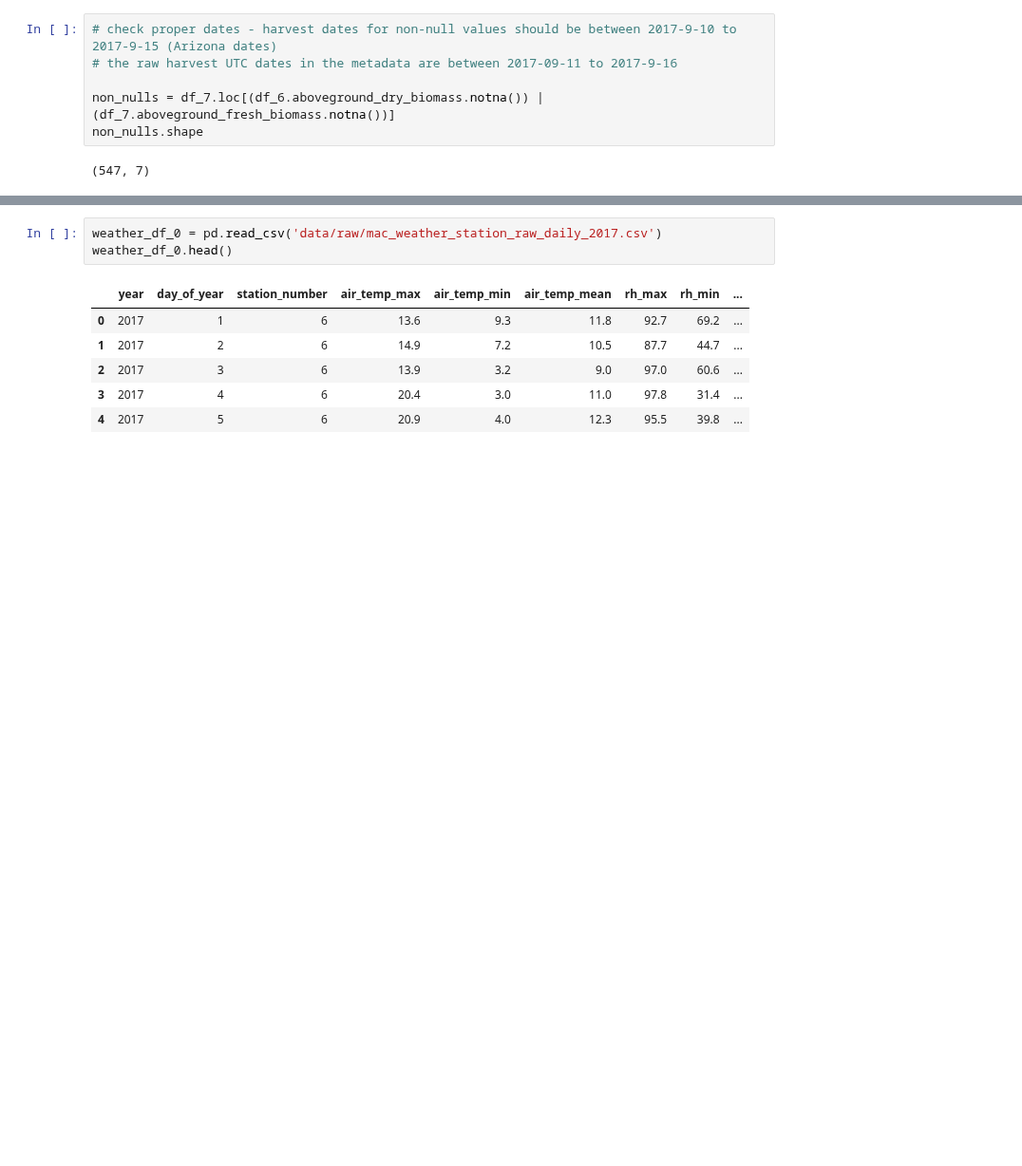
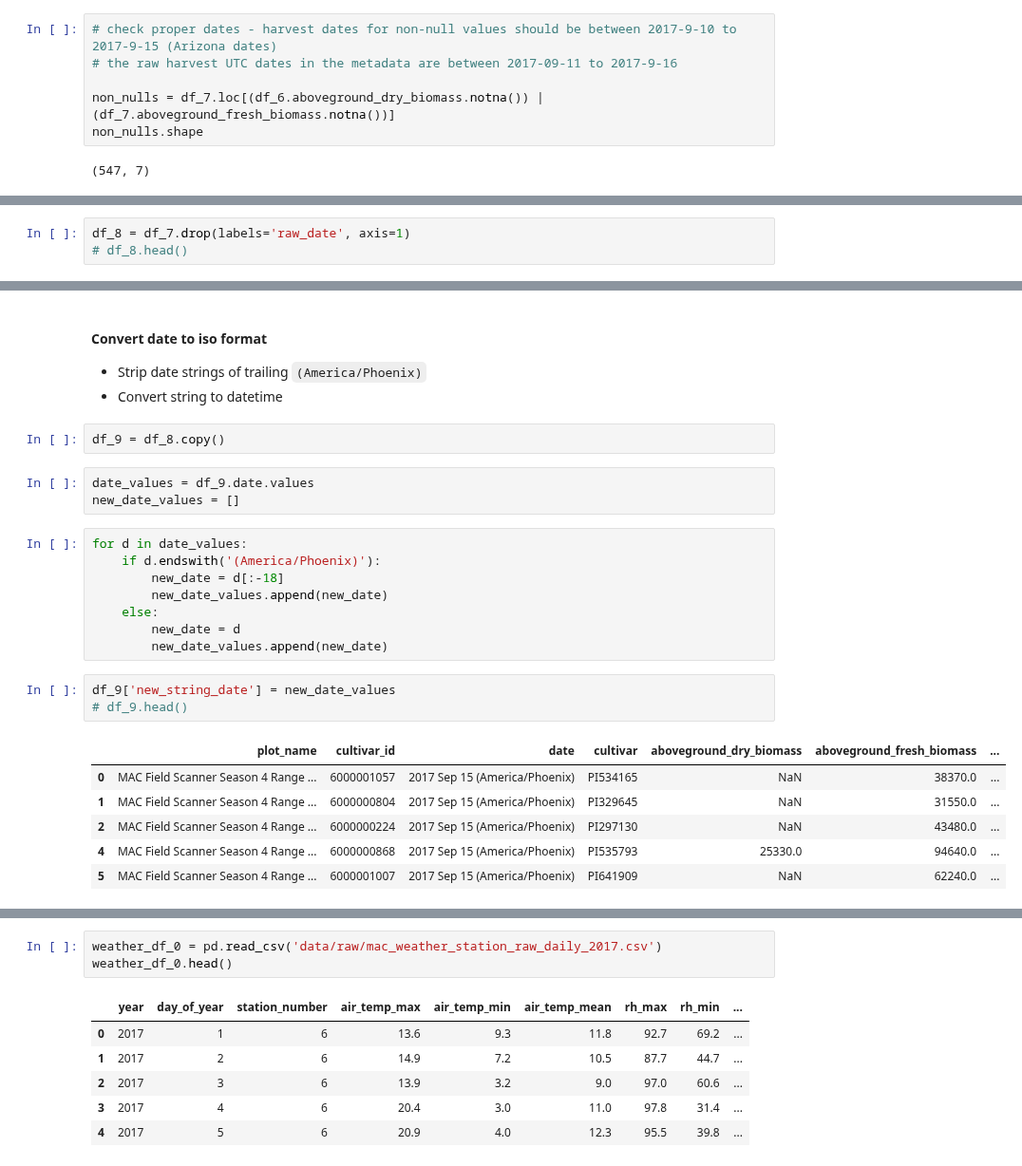
Before and after one commit to genophenoenvo/terraref-datasets, a Jupyter notebook: notebooks/biomass_gdd.ipynb, the cells around one changed output, grey strips where cells are left out. Shown at 95% size. Drawn from its saved outputs; the diff is of its cells as text; blank space fills up the shorter version.

Commit message:
changed dates to arizona time iso format

```diff
--- a/notebooks/biomass_gdd.ipynb
+++ b/notebooks/biomass_gdd.ipynb
@@ -293,0 +287,3 @@ Latest raw date for biomass harvest: 2017-09-16 00:00:00 -0500
+# %%
+df_8 = df_7.drop(labels='raw_date', axis=1)
+# df_8.head()
@@ -293,0 +297,27 @@ Latest raw date for biomass harvest: 2017-09-16 00:00:00 -0500
+# %% [markdown]
+#### Convert date to iso format
+* Strip date strings of trailing `(America/Phoenix)`
+* Convert string to datetime
+# %%
+df_9 = df_8.copy()
+# %%
+date_values = df_9.date.values
+new_date_values = []
+# %%
+for d in date_values:
+    if d.endswith('(America/Phoenix)'):
+        new_date = d[:-18]
+        new_date_values.append(new_date)
+    else:
+        new_date = d
+        new_date_values.append(new_date)
+# %%
+df_9['new_string_date'] = new_date_values
+# df_9.head()
+# %% [output]
+|  | plot_name | cultivar_id | date | cultivar | aboveground_dry_biomass | aboveground_fresh_biomass | ... |
+| 0 | MAC Field Scanner Season 4 Range ... | 6000001057 | 2017 Sep 15 (America/Phoenix) | PI534165 | NaN | 38370.0 | ... |
+| 1 | MAC Field Scanner Season 4 Range ... | 6000000804 | 2017 Sep 15 (America/Phoenix) | PI329645 | NaN | 31550.0 | ... |
+| 2 | MAC Field Scanner Season 4 Range ... | 6000000224 | 2017 Sep 15 (America/Phoenix) | PI297130 | NaN | 43480.0 | ... |
+| 4 | MAC Field Scanner Season 4 Range ... | 6000000868 | 2017 Sep 15 (America/Phoenix) | PI535793 | 25330.0 | 94640.0 | ... |
+| 5 | MAC Field Scanner Season 4 Range ... | 6000001007 | 2017 Sep 15 (America/Phoenix) | PI641909 | NaN | 62240.0 | ... |
```
Also changed, not shown: parts of 37 cells of this notebook.
